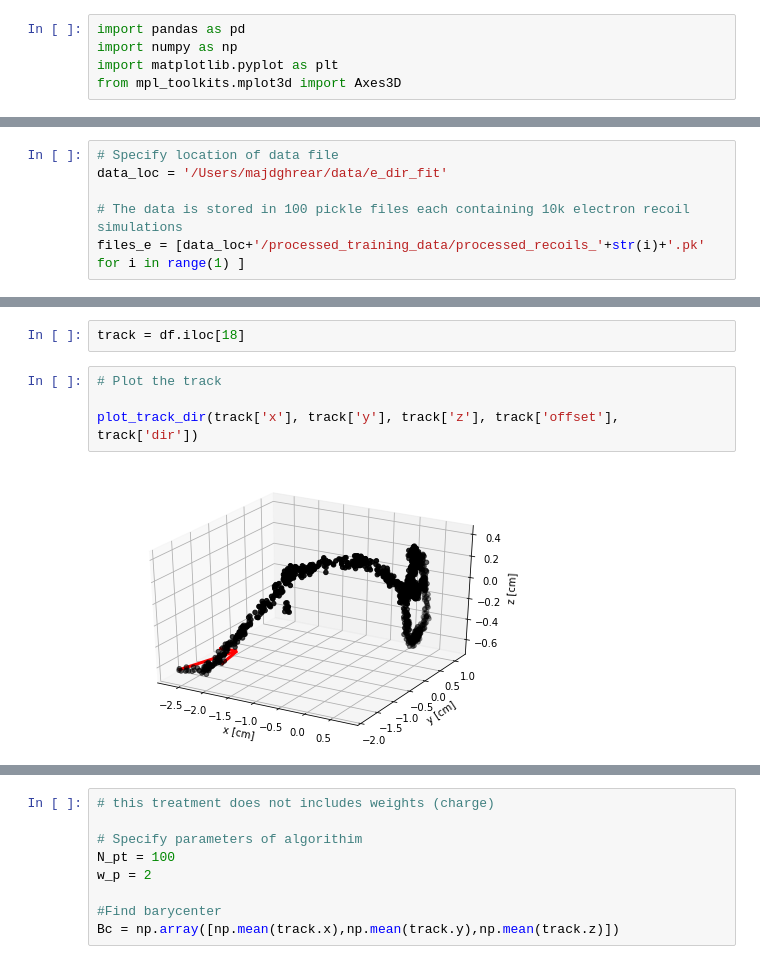
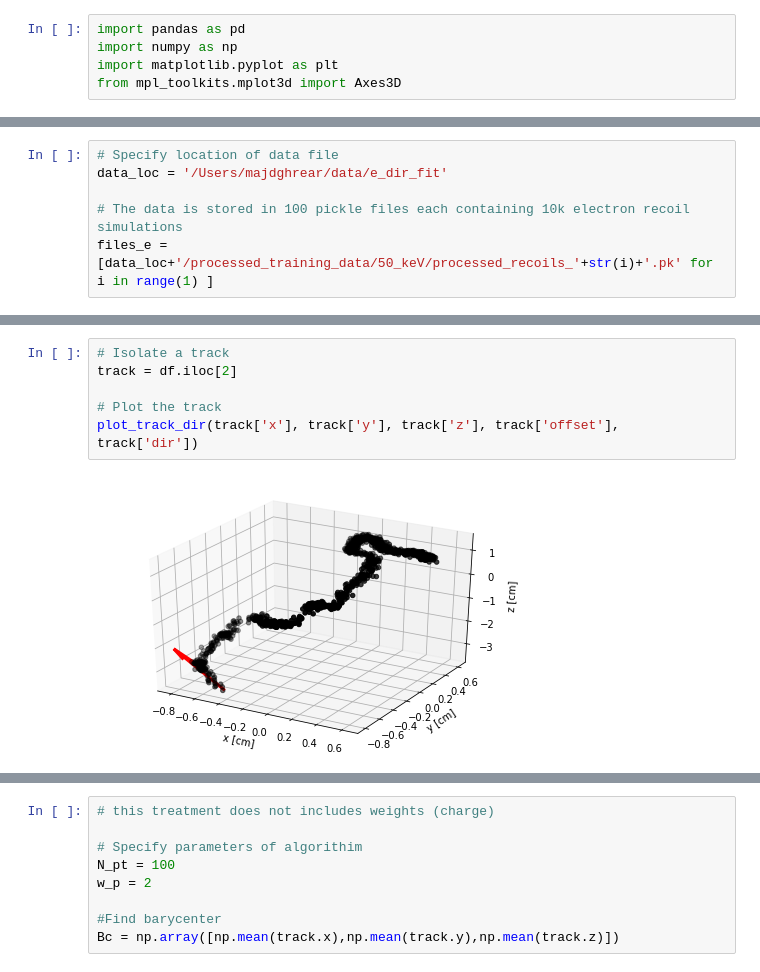
Before and after one commit to mghrear/3D_Heteroscedastic_Convnet, a Jupyter notebook: nonML_test.ipynb, the cells around one changed output, grey strips where cells are left out. Saved outputs shown, nothing was run; the diff lists cells and outputs as text.

```diff
--- a/nonML_test.ipynb
+++ b/nonML_test.ipynb
@@ -53,6 +54,6 @@ def plot_track_dir(x_points, y_points, z_points, start, direction):
 data_loc = '/Users/majdghrear/data/e_dir_fit'
 
 # The data is stored in 100 pickle files each containing 10k electron recoil simulations
-files_e = [data_loc+'/processed_training_data/processed_recoils_'+str(i)+'.pk' for i in range(1) ]
+files_e = [data_loc+'/processed_training_data/50_keV/processed_recoils_'+str(i)+'.pk' for i in range(1) ]
 # %%
 df = pd.read_pickle(files_e[0])
@@ -68,8 +68,8 @@ df.head()
-# %%
-track = df.iloc[18]
 # %%
+# Isolate a track
+track = df.iloc[2]
+
 # Plot the track
-
 plot_track_dir(track['x'], track['y'], track['z'], track['offset'], track['dir'])
 # %% [output]
-[figure, old version]
+[figure, new version]
```
Also changed, not shown: parts of 24 cells of this notebook, 2 other files.
